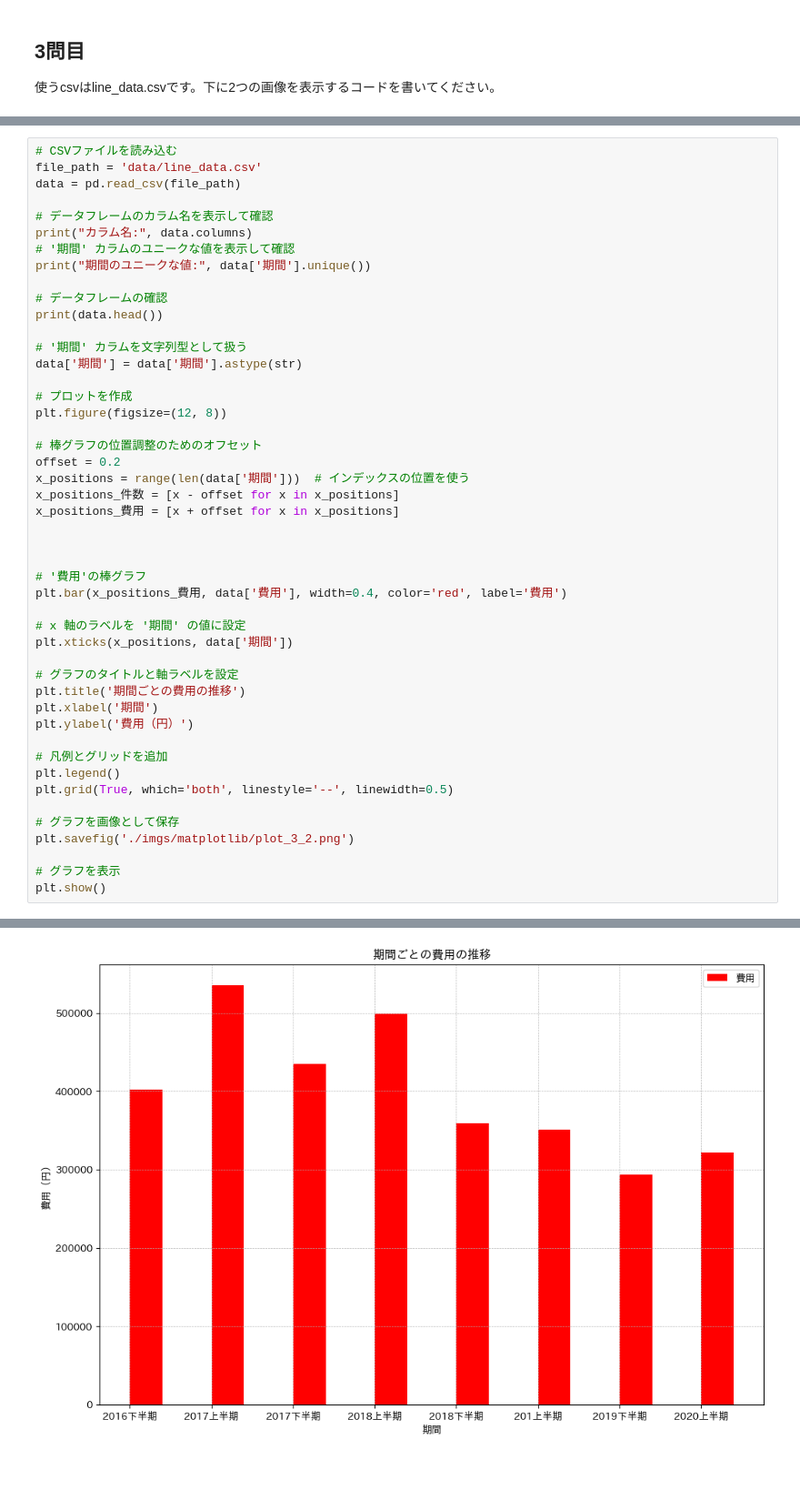
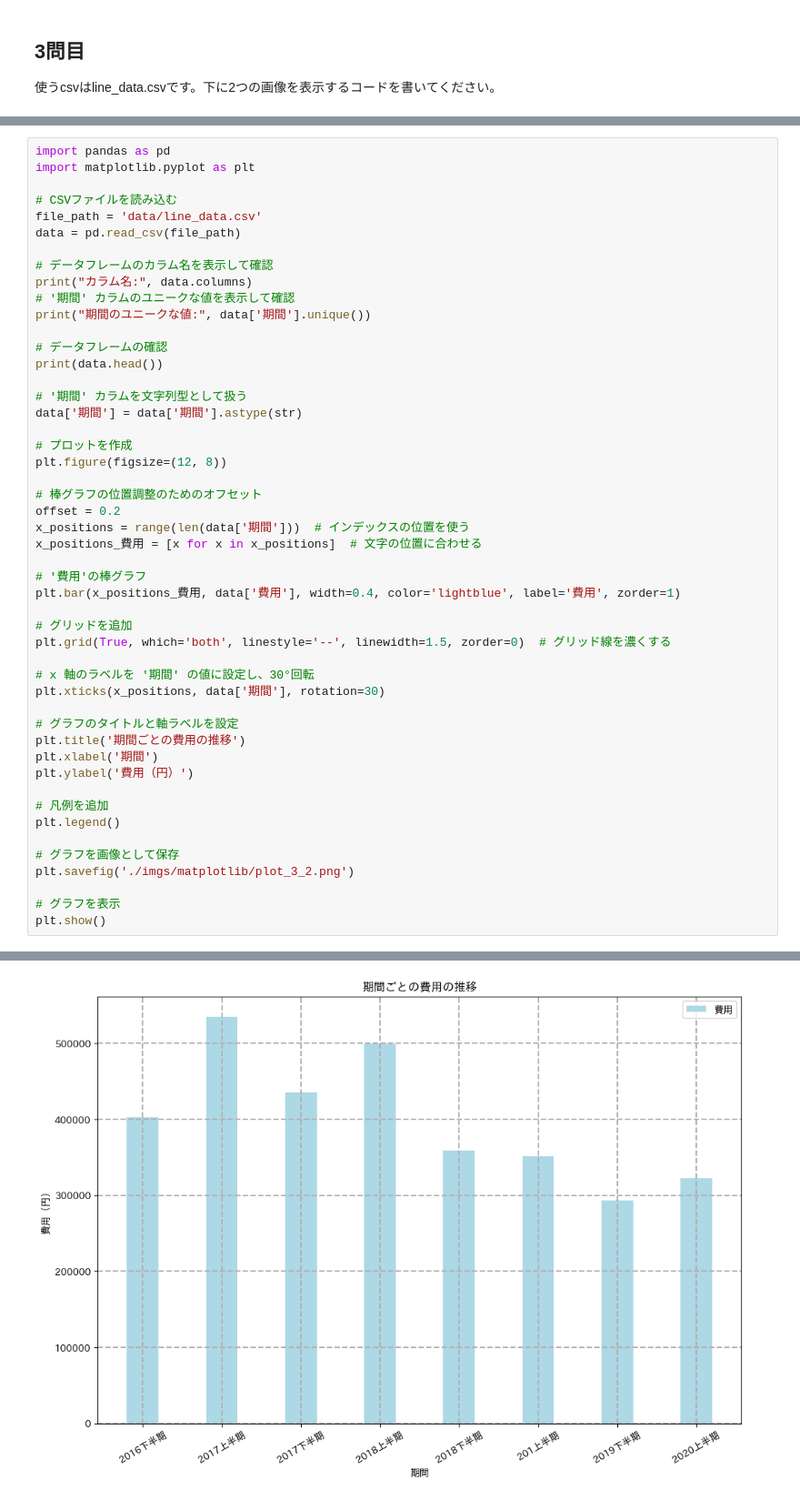
Before and after one commit to LeoMassy/BasicPython, a Jupyter notebook: matplotlib_exercise.ipynb, the cells around one changed output, grey strips where cells are left out. Shown at 91% size. Drawn from its saved outputs; the diff is of its cells as text; blank space fills up the shorter version.

Commit message:
matplotlib解答⑦

```diff
--- a/matplotlib_exercise.ipynb
+++ b/matplotlib_exercise.ipynb
@@ -102,6 +103,9 @@ Index(['期間', '件数', '費用'], dtype='object')
 # %% [markdown]
 ![問3_2](./imgs/matplotlib/plot_3_2.png)
 # %%
+import pandas as pd
+import matplotlib.pyplot as plt
+
 # CSVファイルを読み込む
 file_path = 'data/line_data.csv'
 data = pd.read_csv(file_path)
@@ -122,40 +126,39 @@ plt.figure(figsize=(12, 8))
 
 # 棒グラフの位置調整のためのオフセット
 offset = 0.2
 x_positions = range(len(data['期間']))  # インデックスの位置を使う
-x_positions_件数 = [x - offset for x in x_positions]
-x_positions_費用 = [x + offset for x in x_positions]
-
-
+x_positions_費用 = [x for x in x_positions]  # 文字の位置に合わせる
 
 # '費用'の棒グラフ
-plt.bar(x_positions_費用, data['費用'], width=0.4, color='red', label='費用')
+plt.bar(x_positions_費用, data['費用'], width=0.4, color='lightblue', label='費用', zorder=1)
 
-# x 軸のラベルを '期間' の値に設定
-plt.xticks(x_positions, data['期間'])
+# グリッドを追加
+plt.grid(True, which='both', linestyle='--', linewidth=1.5, zorder=0)  # グリッド線を濃くする
+
+# x 軸のラベルを '期間' の値に設定し、30°回転
+plt.xticks(x_positions, data['期間'], rotation=30)
 
 # グラフのタイトルと軸ラベルを設定
 plt.title('期間ごとの費用の推移')
 plt.xlabel('期間')
 plt.ylabel('費用（円）')
 
-# 凡例とグリッドを追加
+# 凡例を追加
 plt.legend()
-plt.grid(True, which='both', linestyle='--', linewidth=0.5)
 
 # グラフを画像として保存
 plt.savefig('./imgs/matplotlib/plot_3_2.png')
 
 # グラフを表示
 plt.show()
 # %% [output]
 カラム名: Index(['期間', '件数', '費用'], dtype='object')
 期間のユニークな値: ['2016下半期' '2017上半期' '2017下半期' '2018上半期' '2018下半期' '201上半期' '2019下半期'
  '2020上半期']
         期間   件数      費用
 0  2016下半期  105  402240
 1  2017上半期  143  534960
 2  2017下半期  126  435120
 3  2018上半期  134  499120
 4  2018下半期  128  358880
-[figure, old version]
+[figure, new version]
```
Also changed, not shown: parts of 2 cells of this notebook, 3 other files.
